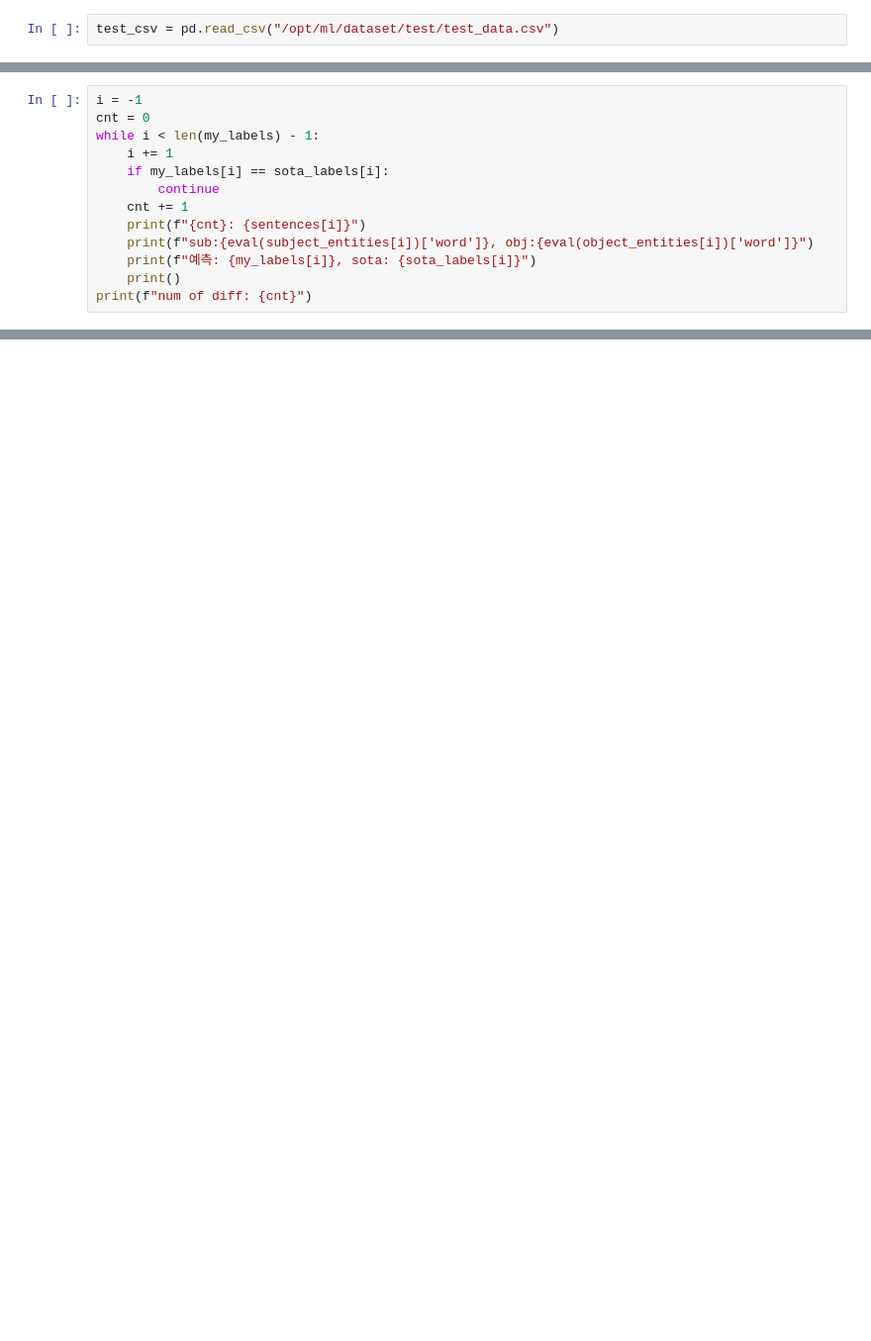
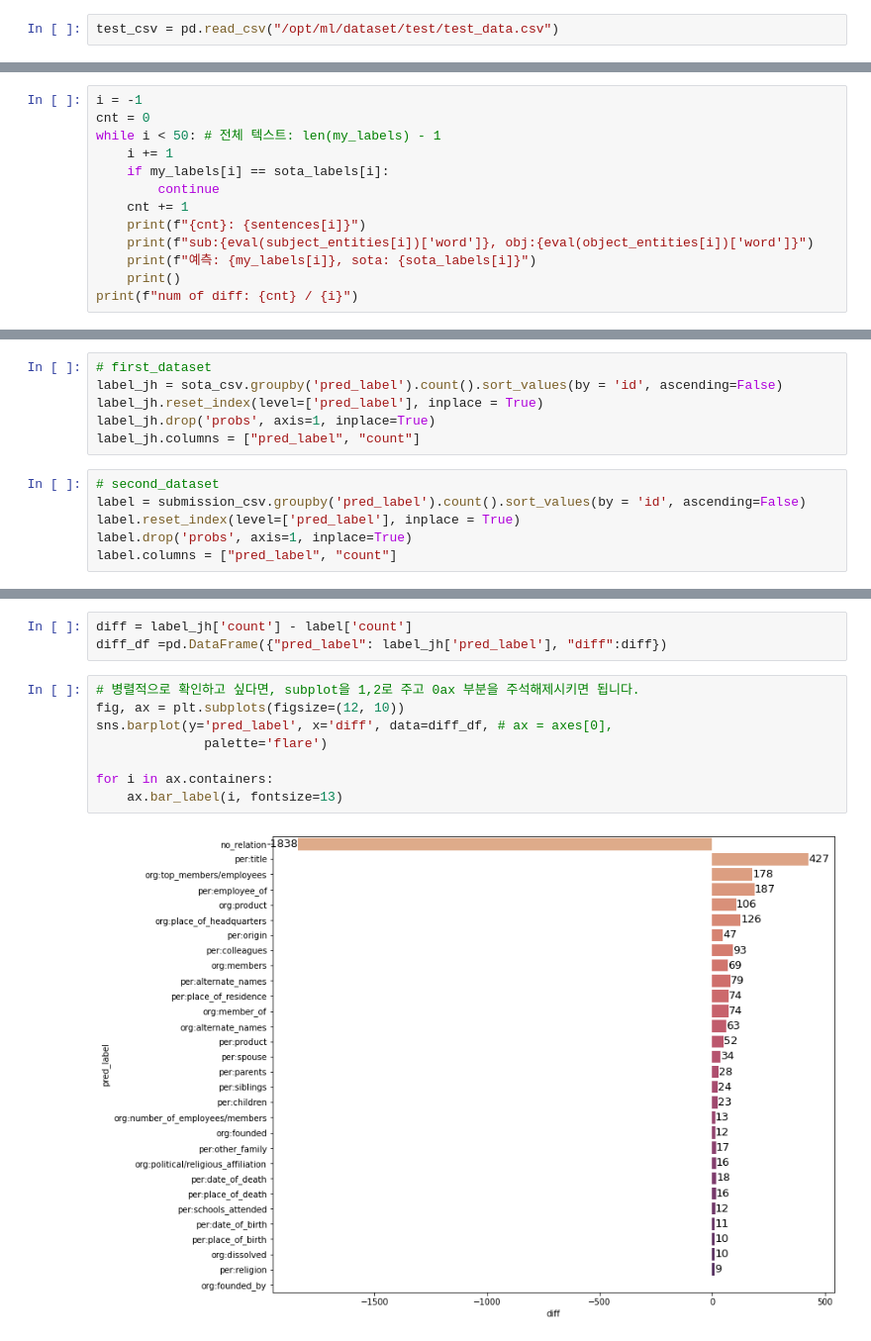
Before and after one commit to boostcampaitech3/level2-klue-level2-nlp-09, a Jupyter notebook: test_model.ipynb, the cells around one changed output, grey strips where cells are left out. Shown at 99% size. Saved outputs shown, nothing was run; the diff lists cells and outputs as text; blank space fills up the shorter version.

```diff
--- a/test_model.ipynb
+++ b/test_model.ipynb
@@ -15,7 +17,7 @@ sota_labels = sota_csv["pred_label"]
 # %%
 i = -1
 cnt = 0
-while i < len(my_labels) - 1:
+while i < 50: # 전체 텍스트: len(my_labels) - 1
     i += 1
     if my_labels[i] == sota_labels[i]:
         continue
@@ -24,7 +26,7 @@ while i < len(my_labels) - 1:
     print(f"sub:{eval(subject_entities[i])['word']}, obj:{eval(object_entities[i])['word']}")
     print(f"예측: {my_labels[i]}, sota: {sota_labels[i]}")
     print()
-print(f"num of diff: {cnt}")
+print(f"num of diff: {cnt} / {i}")
 # %% [output]
 1: 지난 15일 MBC '탐사기획 스트레이트'가 이 사실을 보도했다.
 sub:MBC, obj:탐사기획 스트레이트
@@ -45,0 +54,12 @@ sub:주교회의, obj:크로아티아
+# %%
+# first_dataset
+label_jh = sota_csv.groupby('pred_label').count().sort_values(by = 'id', ascending=False)
+label_jh.reset_index(level=['pred_label'], inplace = True)
+label_jh.drop('probs', axis=1, inplace=True)
+label_jh.columns = ["pred_label", "count"]
+# %%
+# second_dataset
+label = submission_csv.groupby('pred_label').count().sort_values(by = 'id', ascending=False)
+label.reset_index(level=['pred_label'], inplace = True)
+label.drop('probs', axis=1, inplace=True)
+label.columns = ["pred_label", "count"]
@@ -45,0 +82,13 @@ sub:주교회의, obj:크로아티아
+# %%
+diff = label_jh['count'] - label['count']
+diff_df =pd.DataFrame({"pred_label": label_jh['pred_label'], "diff":diff})
+# %%
+# 병렬적으로 확인하고 싶다면, subplot을 1,2로 주고 0ax 부분을 주석해제시키면 됩니다.
+fig, ax = plt.subplots(figsize=(12, 10))
+sns.barplot(y='pred_label', x='diff', data=diff_df, # ax = axes[0],
+              palette='flare')
+
+for i in ax.containers:
+    ax.bar_label(i, fontsize=13)
+# %% [output]
+[figure, added]
```
Also changed, not shown: parts of 10 cells of this notebook.
